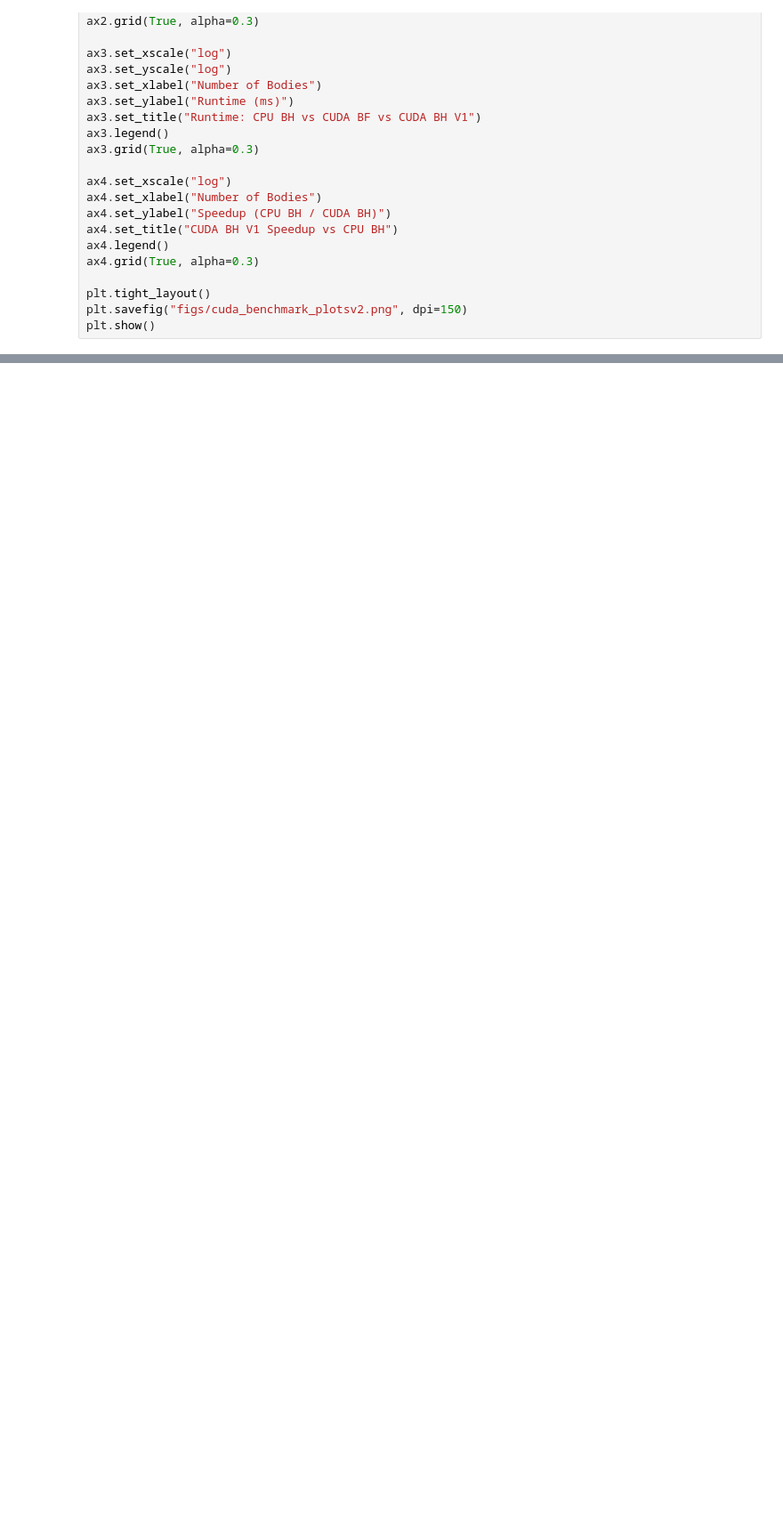
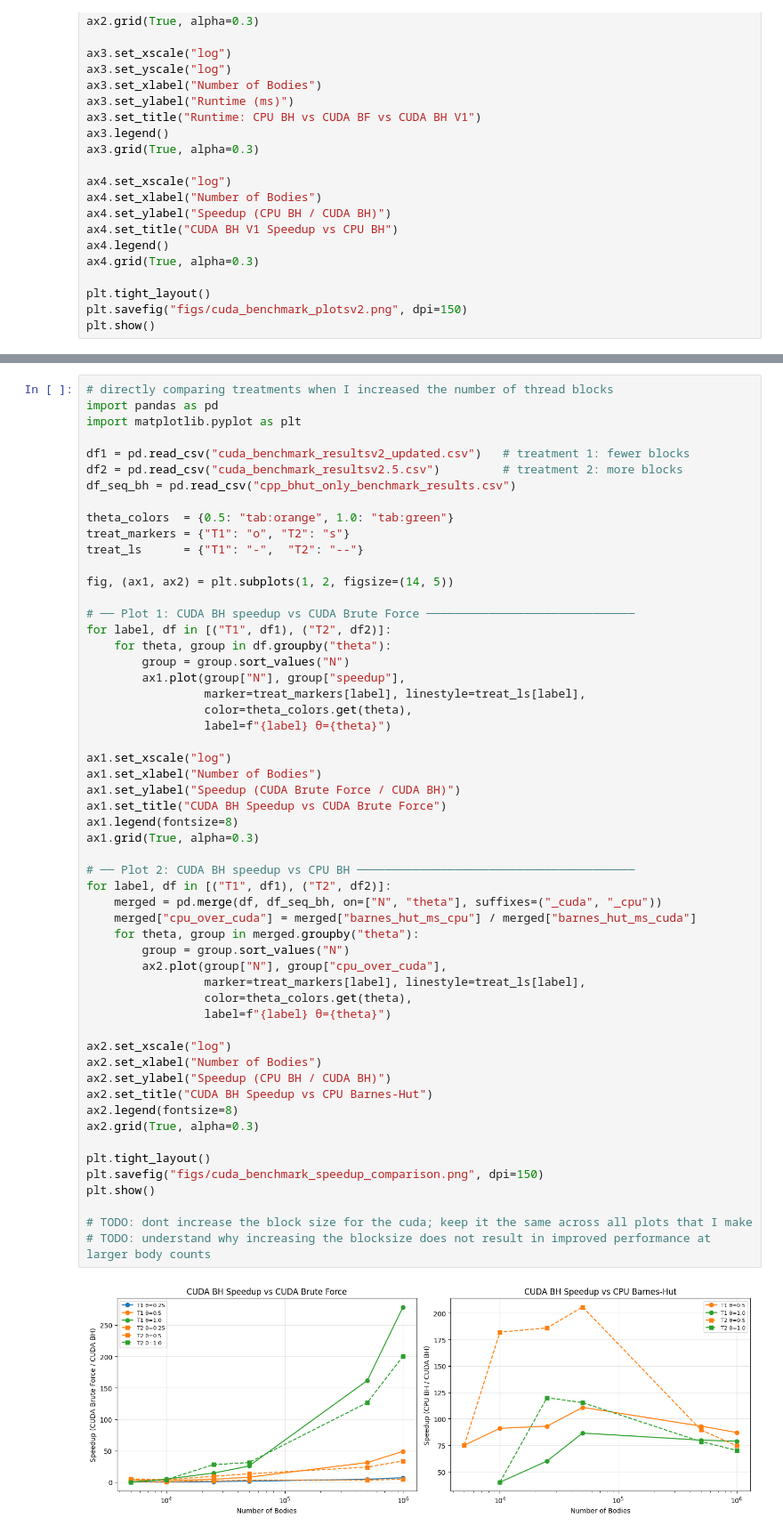
Before and after one commit to Andrew-Koulogeorge/barnes-hut, a Jupyter notebook: results/analysis.ipynb, the cells around one changed output, grey strips where cells are left out. Shown at 89% size. Cells and saved outputs as stored; diff of their text form; blank space fills up the shorter version.

```diff
--- a/results/analysis.ipynb
+++ b/results/analysis.ipynb
@@ -418,0 +417,57 @@ plt.show()
+# %%
+# directly comparing treatments when I increased the number of thread blocks
+import pandas as pd
+import matplotlib.pyplot as plt
+
+df1 = pd.read_csv("cuda_benchmark_resultsv2_updated.csv")   # treatment 1: fewer blocks
+df2 = pd.read_csv("cuda_benchmark_resultsv2.5.csv")         # treatment 2: more blocks
+df_seq_bh = pd.read_csv("cpp_bhut_only_benchmark_results.csv")
+
+theta_colors  = {0.5: "tab:orange", 1.0: "tab:green"}
+treat_markers = {"T1": "o", "T2": "s"}
+treat_ls      = {"T1": "-",  "T2": "--"}
+
+fig, (ax1, ax2) = plt.subplots(1, 2, figsize=(14, 5))
+
+# ── Plot 1: CUDA BH speedup vs CUDA Brute Force ──────────────────────────────
+for label, df in [("T1", df1), ("T2", df2)]:
+    for theta, group in df.groupby("theta"):
+        group = group.sort_values("N")
+        ax1.plot(group["N"], group["speedup"],
+                 marker=treat_markers[label], linestyle=treat_ls[label],
+                 color=theta_colors.get(theta),
+                 label=f"{label} θ={theta}")
+
+ax1.set_xscale("log")
+ax1.set_xlabel("Number of Bodies")
+ax1.set_ylabel("Speedup (CUDA Brute Force / CUDA BH)")
+ax1.set_title("CUDA BH Speedup vs CUDA Brute Force")
+ax1.legend(fontsize=8)
+ax1.grid(True, alpha=0.3)
+
+# ── Plot 2: CUDA BH speedup vs CPU BH ────────────────────────────────────────
+for label, df in [("T1", df1), ("T2", df2)]:
+    merged = pd.merge(df, df_seq_bh, on=["N", "theta"], suffixes=("_cuda", "_cpu"))
+    merged["cpu_over_cuda"] = merged["barnes_hut_ms_cpu"] / merged["barnes_hut_ms_cuda"]
+    for theta, group in merged.groupby("theta"):
+        group = group.sort_values("N")
+        ax2.plot(group["N"], group["cpu_over_cuda"],
+                 marker=treat_markers[label], linestyle=treat_ls[label],
+                 color=theta_colors.get(theta),
+                 label=f"{label} θ={theta}")
+
+ax2.set_xscale("log")
+ax2.set_xlabel("Number of Bodies")
+ax2.set_ylabel("Speedup (CPU BH / CUDA BH)")
+ax2.set_title("CUDA BH Speedup vs CPU Barnes-Hut")
+ax2.legend(fontsize=8)
+ax2.grid(True, alpha=0.3)
+
+plt.tight_layout()
+plt.savefig("figs/cuda_benchmark_speedup_comparison.png", dpi=150)
+plt.show()
+
+# TODO: dont increase the block size for the cuda; keep it the same across all plots that I make
+# TODO: understand why increasing the blocksize does not result in improved performance at larger body counts
+# %% [output]
+[figure, added]
```
Also changed, not shown: parts of 2 cells of this notebook, 6 other files.
